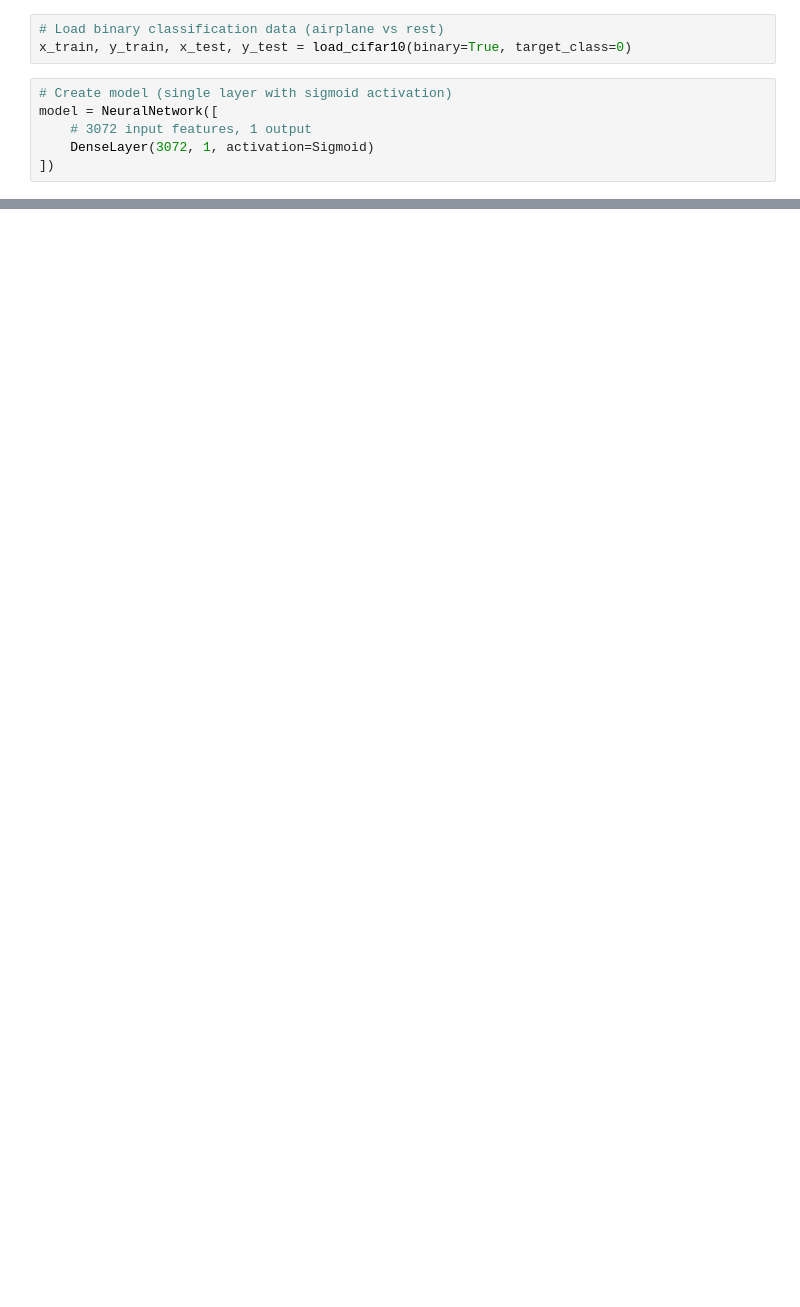
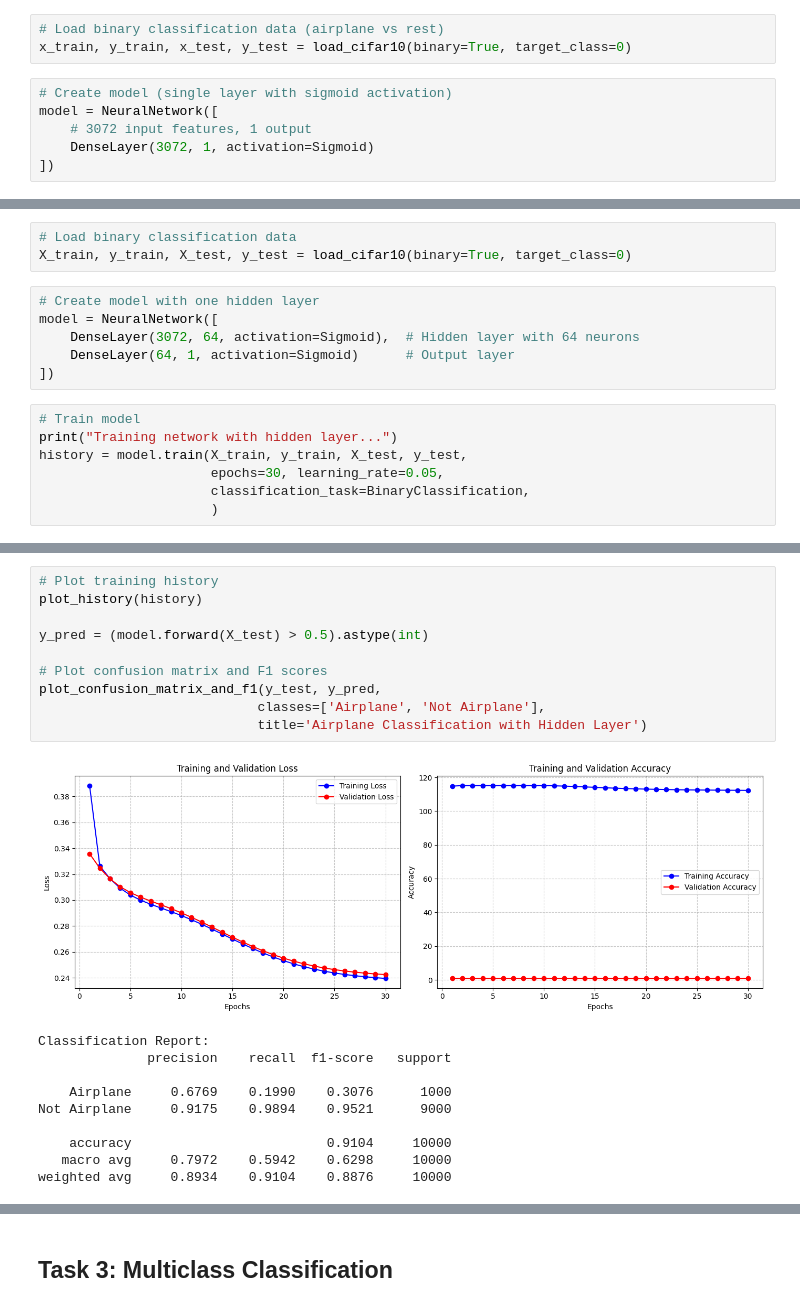
Before and after one commit to mahdimahdieh/computational-intelligence, a Jupyter notebook: Phase 3 Neural Network/task1-4/task1-4.ipynb, the cells around one changed output, grey strips where cells are left out. Drawn from its saved outputs; the diff is of its cells as text; blank space fills up the shorter version.

Commit message:
feat: Task 2 implemented and tested successfully

```diff
--- a/Phase 3 Neural Network/task1-4/task1-4.ipynb
+++ b/Phase 3 Neural Network/task1-4/task1-4.ipynb
@@ -62,0 +65,16 @@ weighted avg     0.8987    0.9132    0.8924     10000
+# %%
+# Load binary classification data
+X_train, y_train, X_test, y_test = load_cifar10(binary=True, target_class=0)
+# %%
+# Create model with one hidden layer
+model = NeuralNetwork([
+    DenseLayer(3072, 64, activation=Sigmoid),  # Hidden layer with 64 neurons
+    DenseLayer(64, 1, activation=Sigmoid)      # Output layer
+])
+# %%
+# Train model
+print("Training network with hidden layer...")
+history = model.train(X_train, y_train, X_test, y_test,
+                      epochs=30, learning_rate=0.05,
+                      classification_task=BinaryClassification,
+                      )
@@ -62,0 +99,21 @@ weighted avg     0.8987    0.9132    0.8924     10000
+# %%
+# Plot training history
+plot_history(history)
+
+y_pred = (model.forward(X_test) > 0.5).astype(int)
+
+# Plot confusion matrix and F1 scores
+plot_confusion_matrix_and_f1(y_test, y_pred,
+                            classes=['Airplane', 'Not Airplane'],
+                            title='Airplane Classification with Hidden Layer')
+# %% [output]
+[figure, added]
+Classification Report:
+              precision    recall  f1-score   support
+
+    Airplane     0.6769    0.1990    0.3076      1000
+Not Airplane     0.9175    0.9894    0.9521      9000
+
+    accuracy                         0.9104     10000
+   macro avg     0.7972    0.5942    0.6298     10000
+weighted avg     0.8934    0.9104    0.8876     10000
@@ -62,0 +121,2 @@ weighted avg     0.8987    0.9132    0.8924     10000
+# %% [markdown]
+## Task 3: Multiclass Classification
```
Also changed, not shown: parts of 9 cells of this notebook.
